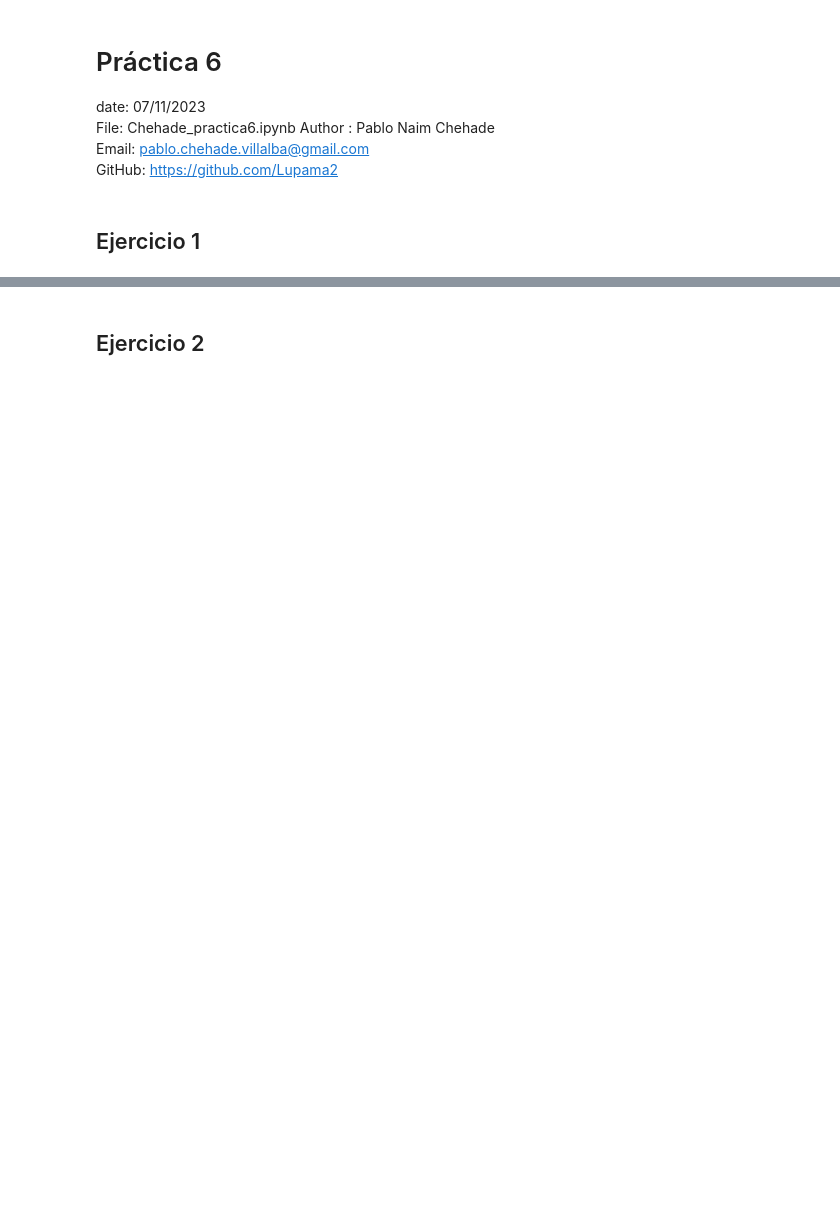
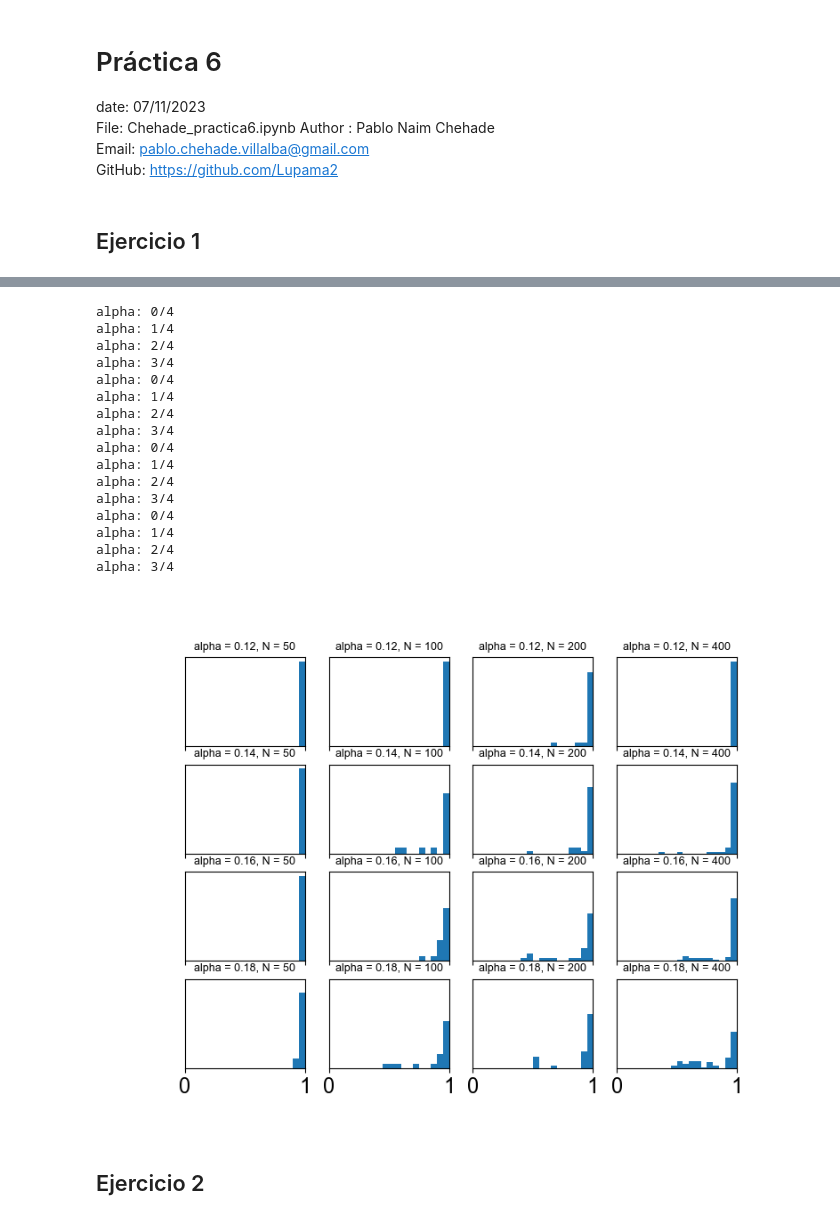
Before and after one commit to Lupama2/RedesNeuronales, a Jupyter notebook: Practicas/practica_6/Chehade_practica6.ipynb, the cells around one changed output, grey strips where cells are left out. Drawn from its saved outputs; the diff is of its cells as text; code cells hidden in the pictures; blank space fills up the shorter version.

```diff
--- a/Practicas/practica_6/Chehade_practica6.ipynb
+++ b/Practicas/practica_6/Chehade_practica6.ipynb
@@ -132,0 +172,16 @@ plt.show()
+# %%
+#Recorro N_vec y alpha_vec, calculo para cada caso f_conv y luego imprimo todos los valores en una tabla
+
+N_iter = 10
+
+f_conv_seq_matrix = np.empty([len(N_vec), len(alpha_vec)])
+f_conv_par_matrix = np.empty([len(N_vec), len(alpha_vec)])
+
+for i in range(len(N_vec)):
+    for j in range(len(alpha_vec)):
+        N = N_vec[i]
+        alpha = alpha_vec[j]
+        p = int(alpha*N)
+
+        overlap_vec_seq, f_conv_seq_matrix[i,j] = evolution(p, N, iter_secuencial_determinista, overlap_determinista, N_iter = N_iter, calculate_all=False)
+        overlap_vec_par, f_conv_par_matrix[i,j] = evolution(p, N, iter_secuencial_determinista, overlap_determinista, N_iter = N_iter, calculate_all=False)
@@ -133,2 +224,46 @@ plt.show()
+# %%
+#Grafico un histograma de todos los overlaps
+
+fig, ax = plt.subplots(len(alpha_vec),len(N_vec), figsize = (8,6), sharex=True, sharey=True)
+
+for i in tqdm(range(len(alpha_vec))):
+    for j in range(len(N_vec)):
+        print(f"alpha: {j}/{len(alpha_vec)}")
+        alpha = alpha_vec[i]
+        N = N_vec[j]
+        p = int(alpha*N)
+        overlap_vec, f_conv = evolution(p, N, iter_secuencial_determinista, overlap_determinista, N_iter = 10, calculate_all = False)
+
+# for i in range(len(alpha_vec)):
+#     for j in range(len(N_vec)):
+        ax[i,j].hist(overlap_vec, range = (0,1), bins = 20, density = True)
+        ax[i,j].set_xlim([0,1])
+        #Agrego titulo de tamaño 9
+        ax[i,j].set_title( f'alpha = {alpha_vec[i]}, N = {N_vec[j]}', fontsize = 9)
+        # ax[i,j].set_ylabel('Frecuencia')
+        #Saco los ticks y labels del eje y
+        ax[i,j].set_yticks([])
+        ax[i,j].set_yticklabels([])
+
+
+plt.show()
+# %% [output]
+alpha: 0/4
+alpha: 1/4
+alpha: 2/4
+alpha: 3/4
+alpha: 0/4
+alpha: 1/4
+alpha: 2/4
+alpha: 3/4
+alpha: 0/4
+alpha: 1/4
+alpha: 2/4
+alpha: 3/4
+alpha: 0/4
+alpha: 1/4
+alpha: 2/4
+alpha: 3/4
+[figure, added]
 # %% [markdown]
 ## Ejercicio 2
```
Also changed, not shown: parts of 9 cells of this notebook.
